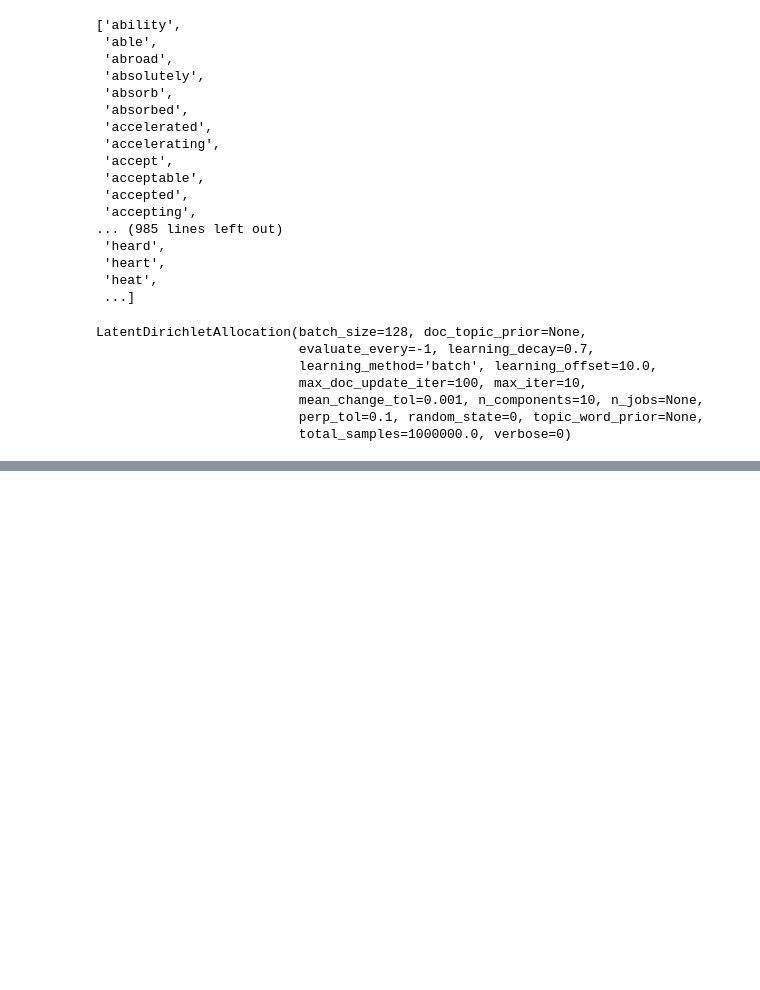
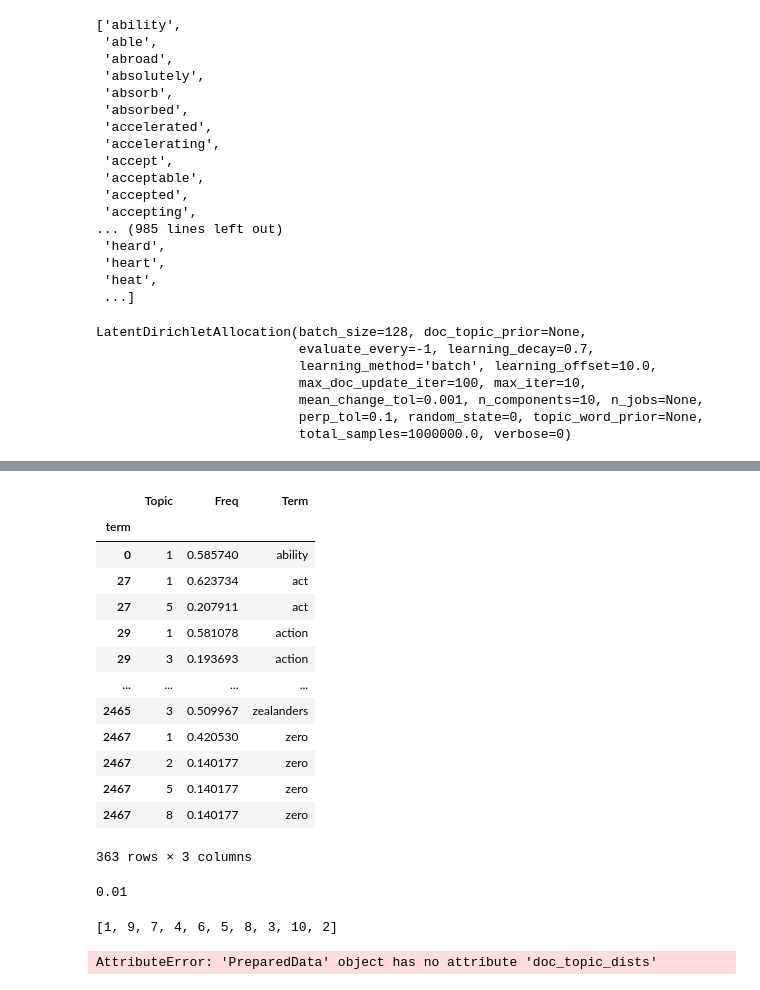
Before and after one commit to ServiceInnovationLab/bagel-jam, a Jupyter notebook: LDA visualisation.ipynb, the cells around one changed output, grey strips where cells are left out. Saved outputs shown, nothing was run; the diff lists cells and outputs as text; code cells hidden in the pictures; blank space fills up the shorter version.

```diff
--- a/LDA visualisation.ipynb
+++ b/LDA visualisation.ipynb
@@ -75,0 +140,29 @@ prepared_data
+# %%
+prepared_data.token_table
+# %% [output]
+|  | Topic | Freq | Term |
+| term |  |  |  |
+| 0 | 1 | 0.585740 | ability |
+| 27 | 1 | 0.623734 | act |
+| 27 | 5 | 0.207911 | act |
+| 29 | 1 | 0.581078 | action |
+| 29 | 3 | 0.193693 | action |
+| ... | ... | ... | ... |
+| 2465 | 3 | 0.509967 | zealanders |
+| 2467 | 1 | 0.420530 | zero |
+| 2467 | 2 | 0.140177 | zero |
+| 2467 | 5 | 0.140177 | zero |
+| 2467 | 8 | 0.140177 | zero |
+363 rows × 3 columns
+# %%
+prepared_data.lambda_step
+# %% [output]
+0.01
+# %%
+prepared_data.topic_order
+# %% [output]
+[1, 9, 7, 4, 6, 5, 8, 3, 10, 2]
+# %%
+prepared_data.doc_topic_dists
+# %% [output]
+AttributeError: 'PreparedData' object has no attribute 'doc_topic_dists'
```
Also changed, not shown: parts of 5 cells of this notebook.
